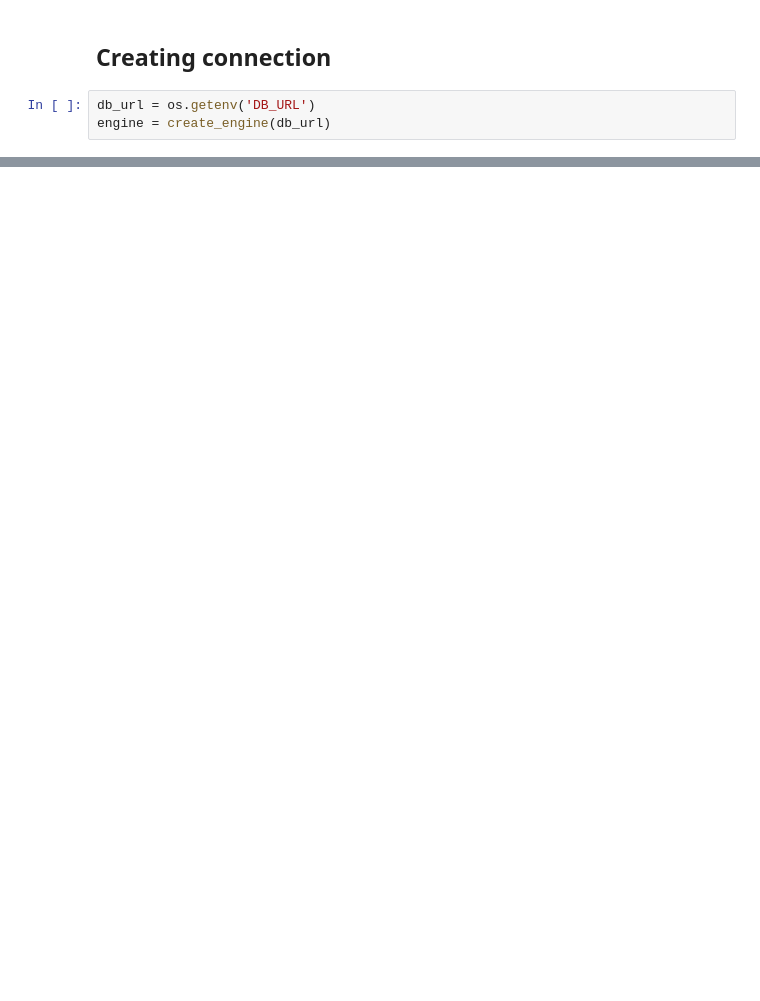
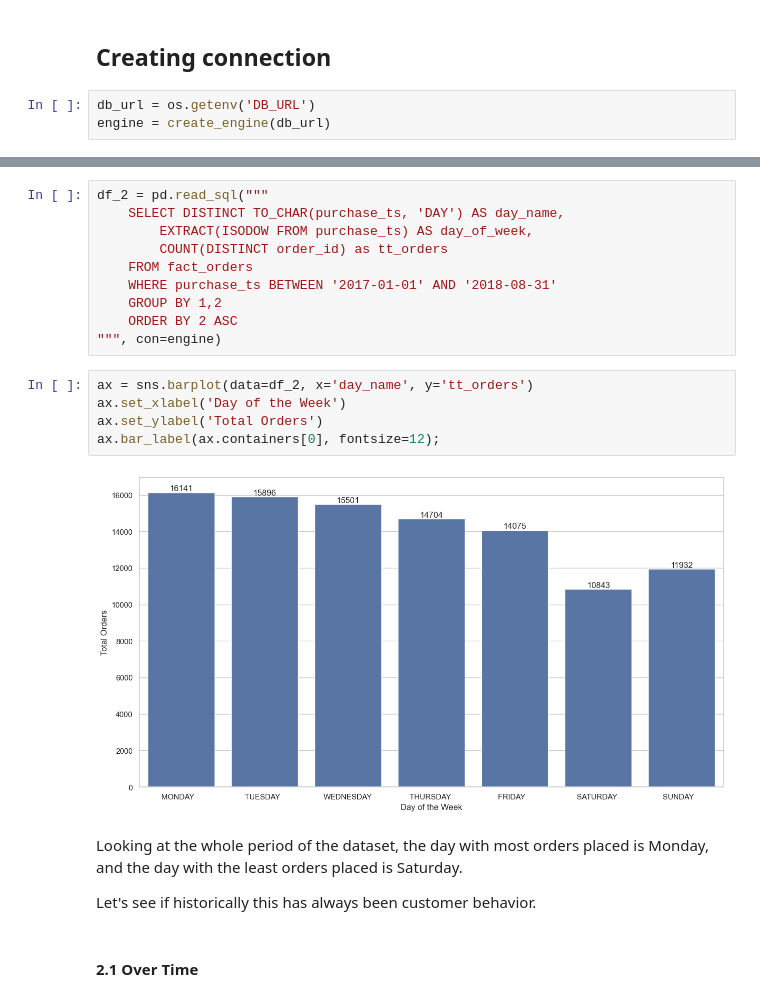
Before and after one commit to doegemon/etl_churn, a Jupyter notebook: eda/notebooks/eda.ipynb, the cells around one changed output, grey strips where cells are left out. Cells and saved outputs as stored; diff of their text form; blank space fills up the shorter version.

```diff
--- a/eda/notebooks/eda.ipynb
+++ b/eda/notebooks/eda.ipynb
@@ -134,0 +70,23 @@ df_4 = pd.read_sql("""
+# %%
+df_2 = pd.read_sql("""
+    SELECT DISTINCT TO_CHAR(purchase_ts, 'DAY') AS day_name,
+        EXTRACT(ISODOW FROM purchase_ts) AS day_of_week,
+        COUNT(DISTINCT order_id) as tt_orders
+    FROM fact_orders
+    WHERE purchase_ts BETWEEN '2017-01-01' AND '2018-08-31'
+    GROUP BY 1,2
+    ORDER BY 2 ASC
+""", con=engine)
+# %%
+ax = sns.barplot(data=df_2, x='day_name', y='tt_orders')
+ax.set_xlabel('Day of the Week')
+ax.set_ylabel('Total Orders')
+ax.bar_label(ax.containers[0], fontsize=12);
+# %% [output]
+[figure, added]
+# %% [markdown]
+Looking at the whole period of the dataset, the day with most orders placed is Monday, and the day with the least orders placed is Saturday.
+
+Let's see if historically this has always been customer behavior.
+# %% [markdown]
+#### 2.1 Over Time
```
Also changed, not shown: parts of 130 cells of this notebook.
